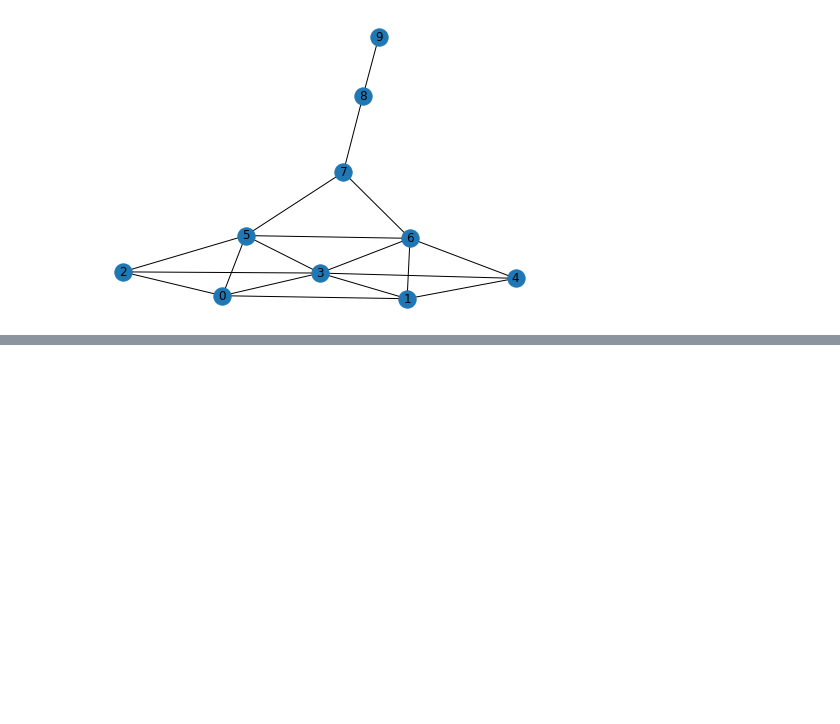
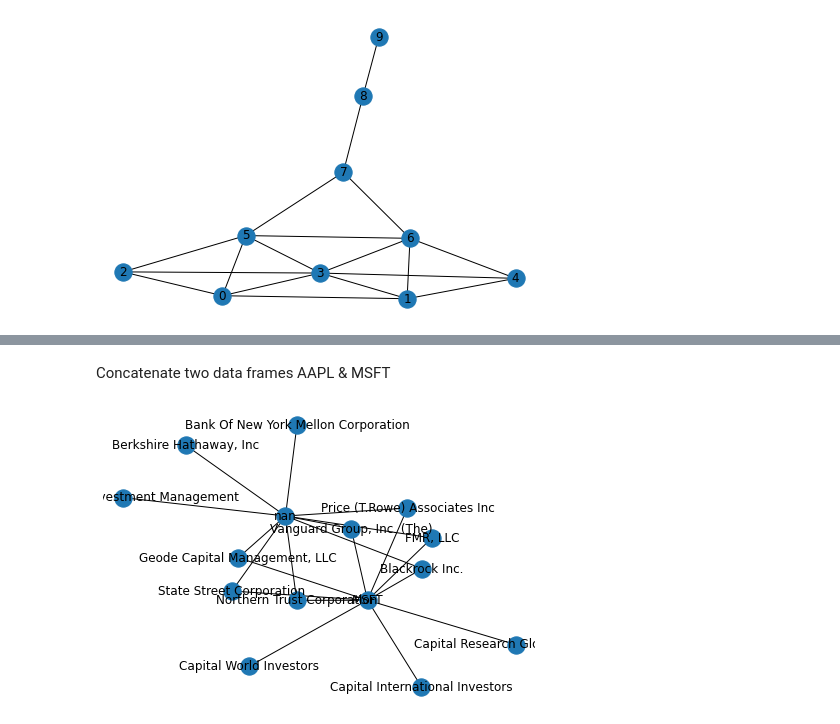
Before and after one commit to mgino11/Web_Analytics, a Jupyter notebook: Hello_graph_world.ipynb, the cells around one changed output, grey strips where cells are left out. Cells and saved outputs as stored; diff of their text form; code cells hidden in the pictures; blank space fills up the shorter version.

```diff
--- a/Hello_graph_world.ipynb
+++ b/Hello_graph_world.ipynb
@@ -31,0 +58,14 @@ plt.show()
+# %%
+msft = var2.institutional_holders
+# %%
+msft['comp'] = var2.ticker
+# %% [markdown]
+Concatenate two data frames AAPL & MSFT
+# %%
+tog_ = pd.concat([apple, msft])
+# %%
+G = nx.from_pandas_edgelist(tog_, 'Holder', 'comp')
+# %%
+nx.draw(G, with_labels=True)
+# %% [output]
+[figure, added]
```
Also changed, not shown: parts of 10 cells of this notebook.
